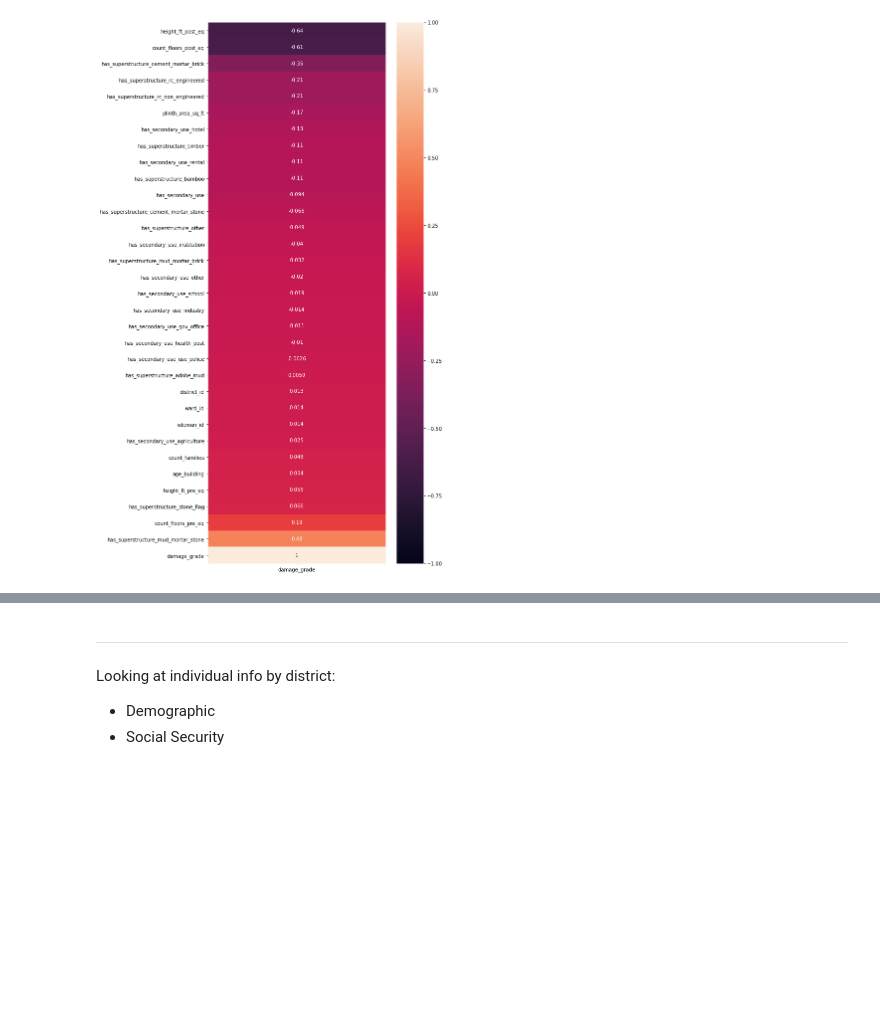
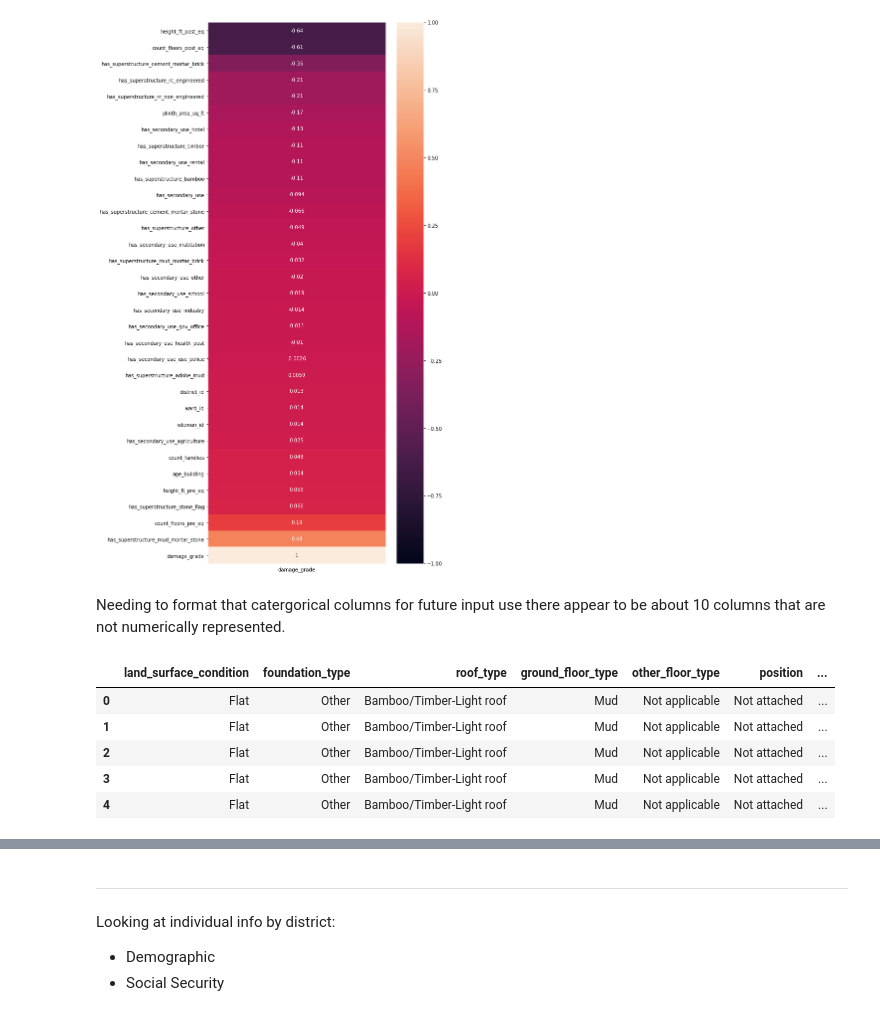
Before and after one commit to JesselyEnriquez/climateJustice, a Jupyter notebook: Code/Cleaning_N_EDA/earthquake_scrub.ipynb, the cells around one changed output, grey strips where cells are left out. Cells and saved outputs as stored; diff of their text form; code cells hidden in the pictures; blank space fills up the shorter version.

```diff
--- a/Code/Cleaning_N_EDA/earthquake_scrub.ipynb
+++ b/Code/Cleaning_N_EDA/earthquake_scrub.ipynb
@@ -436,3 +422,16 @@ sns.heatmap(corr, annot = True, vmin = -1, vmax = 1);
 #plt.savefig(results_path);
 # %% [output]
 [figure]
+# %% [markdown]
+Needing to format that catergorical columns for future input use there appear to be about 10 columns that are not numerically represented.
+# %%
+categorical = ['object']
+catdf = result.copy().select_dtypes(include=categorical)
+catdf.head()
+# %% [output]
+|  | land_surface_condition | foundation_type | roof_type | ground_floor_type | other_floor_type | position | ... |
+| 0 | Flat | Other | Bamboo/Timber-Light roof | Mud | Not applicable | Not attached | ... |
+| 1 | Flat | Other | Bamboo/Timber-Light roof | Mud | Not applicable | Not attached | ... |
+| 2 | Flat | Other | Bamboo/Timber-Light roof | Mud | Not applicable | Not attached | ... |
+| 3 | Flat | Other | Bamboo/Timber-Light roof | Mud | Not applicable | Not attached | ... |
+| 4 | Flat | Other | Bamboo/Timber-Light roof | Mud | Not applicable | Not attached | ... |
```
Also changed, not shown: parts of 13 cells of this notebook, 3 other files.
